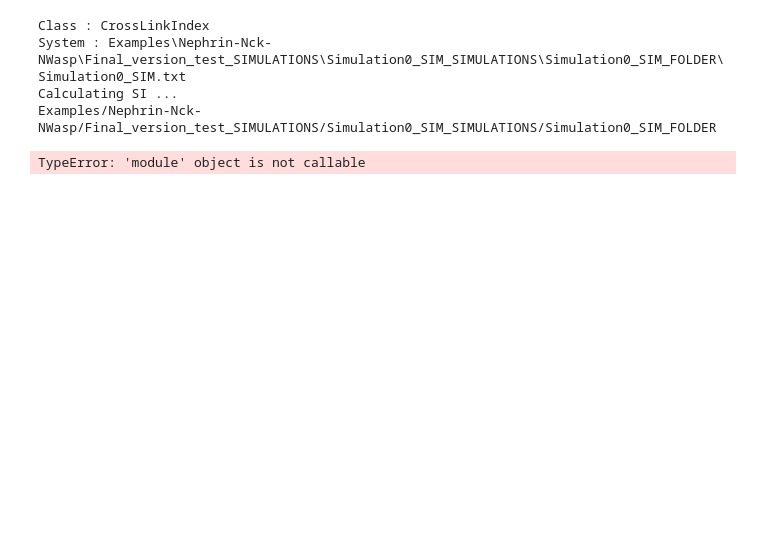
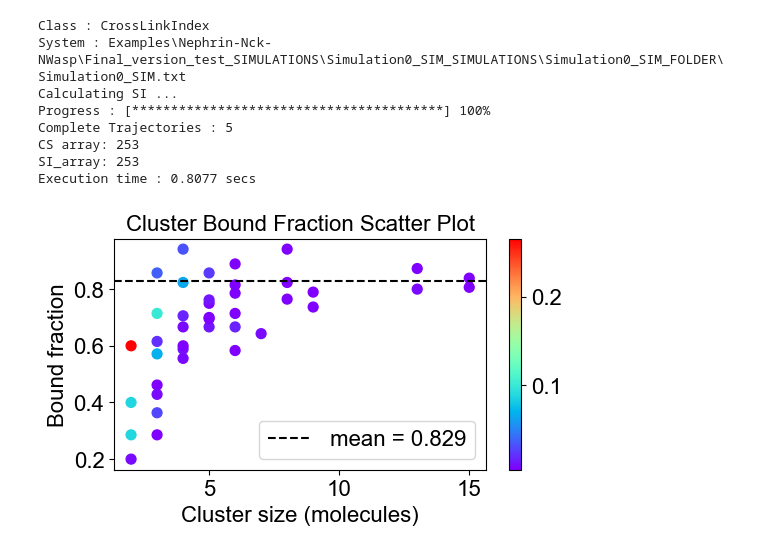
Before and after one commit to MolClustPy/SpringSaLaD-Python-Viz, a Jupyter notebook: test.ipynb, the cells around one changed output. Saved outputs shown, nothing was run; the diff lists cells and outputs as text; code cells hidden in the pictures; blank space fills up the shorter version.

```diff
--- a/test.ipynb
+++ b/test.ipynb
@@ -3,8 +1,16 @@ from Visualization import *
-# %%
-Scatter_plot.plot()
-# %% [output]
-Class : CrossLinkIndex
-System : Examples\Nephrin-Nck-NWasp\Final_version_test_SIMULATIONS\Simulation0_SIM_SIMULATIONS\Simulation0_SIM_FOLDER\Simulation0_SIM.txt
-Calculating SI ...
-Examples/Nephrin-Nck-NWasp/Final_version_test_SIMULATIONS/Simulation0_SIM_SIMULATIONS/Simulation0_SIM_FOLDER
-TypeError: 'module' object is not callable
+# %%
+from Visualization import *
+import os
+search_directory = os.path.join('Examples','Nephrin-Nck-NWasp','Final_version_test_SIMULATIONS', 'Simulation0_SIM_SIMULATIONS')
+# %%
+Scatter_plot.plot(search_directory, [0.01, 0.015, 0.02, 0.025, 0.03])
+# %% [output]
+Class : CrossLinkIndex
+System : Examples\Nephrin-Nck-NWasp\Final_version_test_SIMULATIONS\Simulation0_SIM_SIMULATIONS\Simulation0_SIM_FOLDER\Simulation0_SIM.txt
+Calculating SI ...
+Progress : [****************************************] 100%
+Complete Trajectories : 5
+CS array: 253
+SI_array: 253
+Execution time : 0.8077 secs
+[figure, added]
```
Also changed, not shown: parts of 1 cell of this notebook, 10 other files.
